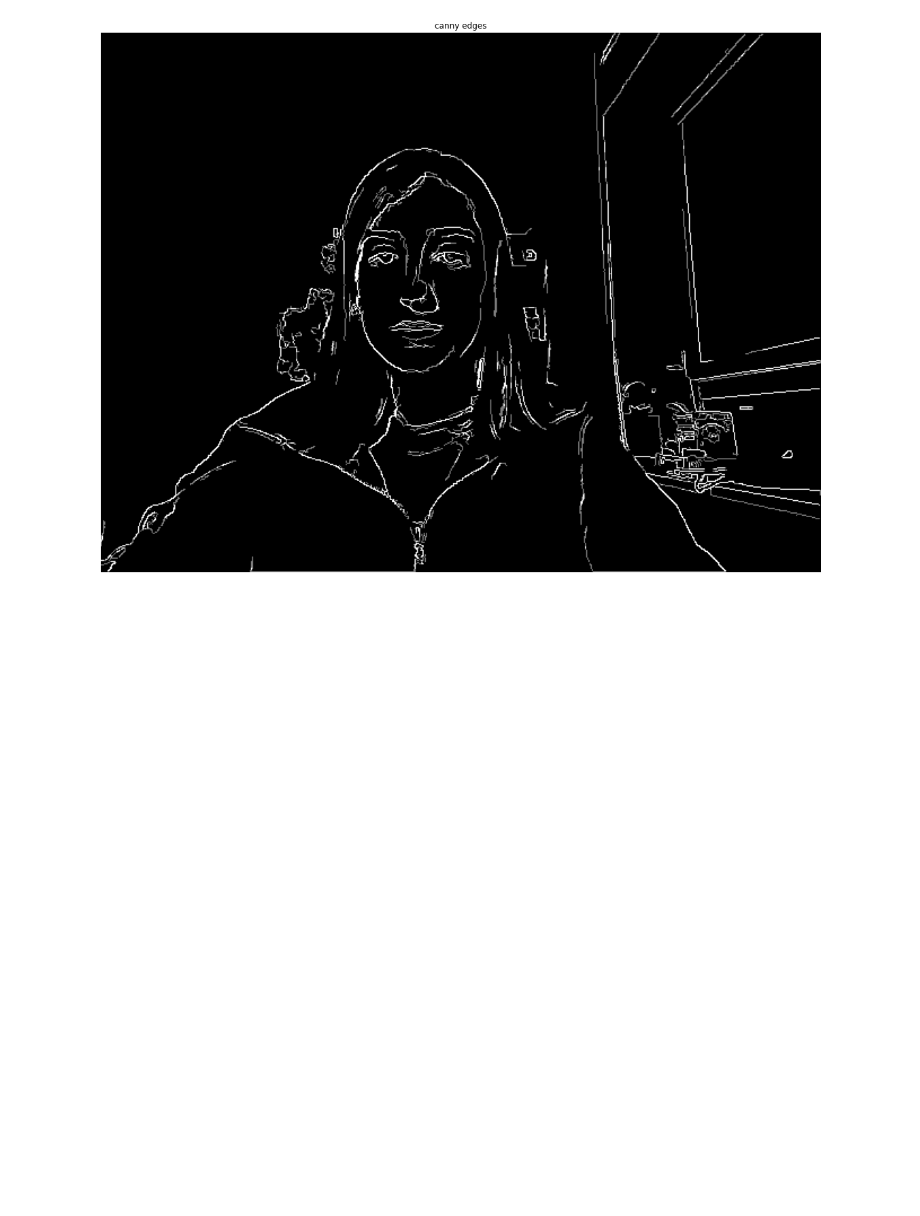
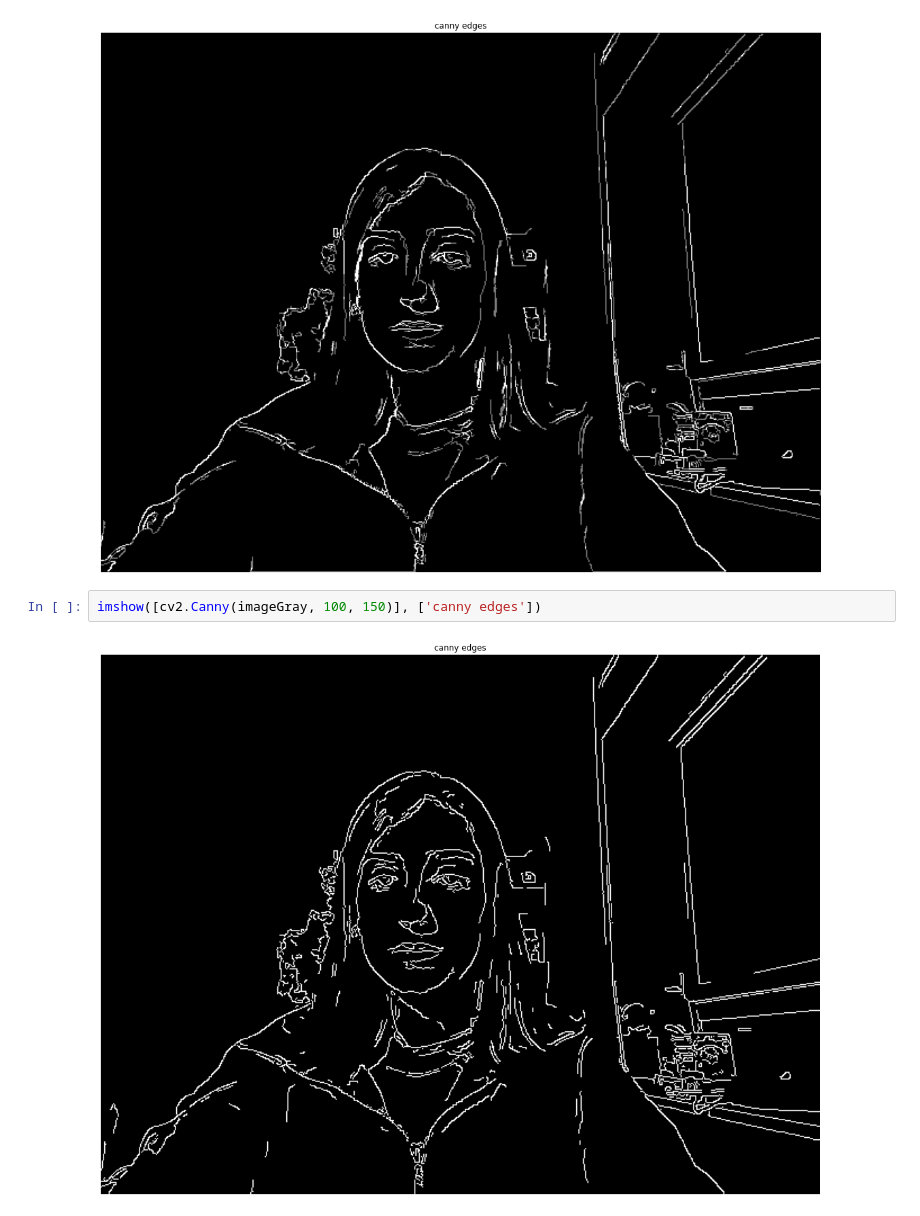
Before and after one commit to nat06/Face_Feature_Detection_and_Filters, a Jupyter notebook: exploration/testing-laura.ipynb, the cells around one changed output. Saved outputs shown, nothing was run; the diff lists cells and outputs as text; blank space fills up the shorter version.

```diff
--- a/exploration/testing-laura.ipynb
+++ b/exploration/testing-laura.ipynb
@@ -172,3 +222,7 @@ def canny(gx, gy, low = None, high = None):
 imshow([canny(gx_sobel, gy_sobel, 10, 20)], ['canny edges'])
 # %% [output]
 [figure]
+# %%
+imshow([cv2.Canny(imageGray, 100, 150)], ['canny edges'])
+# %% [output]
+[figure, added]
```
Also changed, not shown: parts of 7 cells of this notebook, 22 other files.
